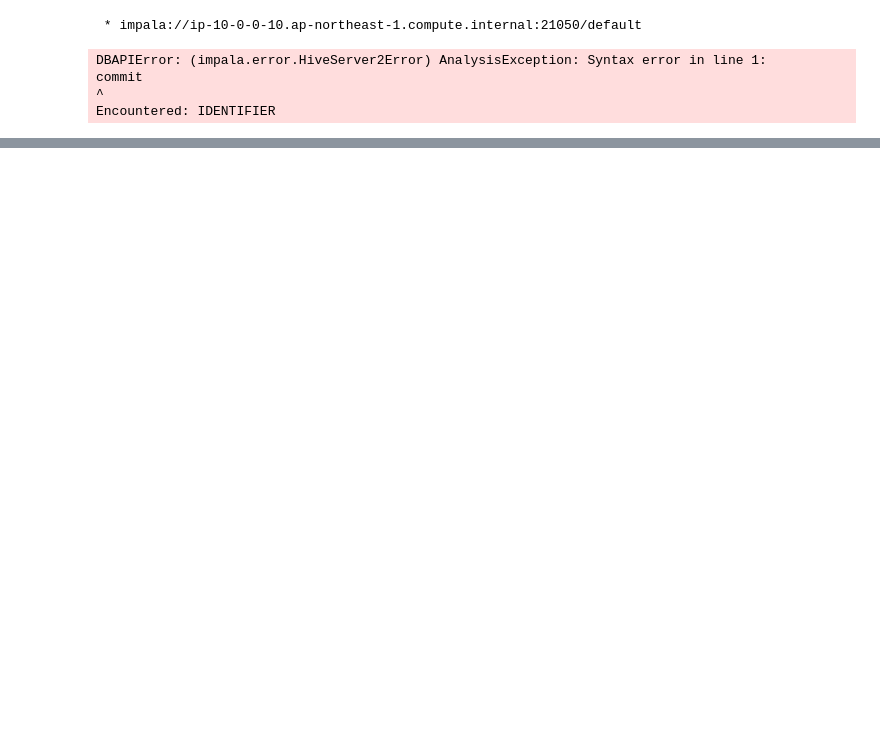
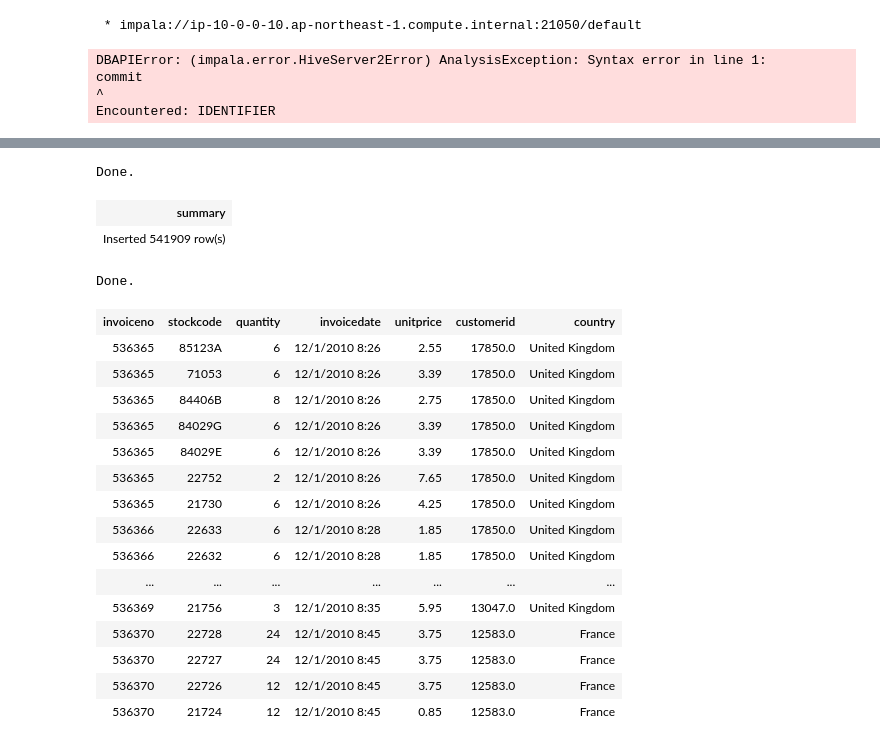
Before and after one commit to YoshiyukiKono/jupyter_impala, a Jupyter notebook: impala.ipynb, the cells around one changed output, grey strips where cells are left out. Cells and saved outputs as stored; diff of their text form; code cells hidden in the pictures; blank space fills up the shorter version.

```diff
--- a/impala.ipynb
+++ b/impala.ipynb
@@ -176,0 +222,31 @@ Encountered: IDENTIFIER
+# %%
+%%sql
+CREATE EXTERNAL TABLE IF NOT EXISTS order_items
+STORED AS PARQUET
+LOCATION '/tmp/order_items'
+AS select invoiceno,stockcode,quantity,invoicedate,unitprice,customerid,country from default.e_commerce_data
+# %% [output]
+Done.
+| summary |
+| Inserted 541909 row(s) |
+# %%
+%%sql
+select o.invoiceno,o.stockcode,o.quantity,o.invoicedate,o.unitprice,o.customerid,o.country from default.order_items o limit 30
+# %% [output]
+Done.
+| invoiceno | stockcode | quantity | invoicedate | unitprice | customerid | country |
+| 536365 | 85123A | 6 | 12/1/2010 8:26 | 2.55 | 17850.0 | United Kingdom |
+| 536365 | 71053 | 6 | 12/1/2010 8:26 | 3.39 | 17850.0 | United Kingdom |
+| 536365 | 84406B | 8 | 12/1/2010 8:26 | 2.75 | 17850.0 | United Kingdom |
+| 536365 | 84029G | 6 | 12/1/2010 8:26 | 3.39 | 17850.0 | United Kingdom |
+| 536365 | 84029E | 6 | 12/1/2010 8:26 | 3.39 | 17850.0 | United Kingdom |
+| 536365 | 22752 | 2 | 12/1/2010 8:26 | 7.65 | 17850.0 | United Kingdom |
+| 536365 | 21730 | 6 | 12/1/2010 8:26 | 4.25 | 17850.0 | United Kingdom |
+| 536366 | 22633 | 6 | 12/1/2010 8:28 | 1.85 | 17850.0 | United Kingdom |
+| 536366 | 22632 | 6 | 12/1/2010 8:28 | 1.85 | 17850.0 | United Kingdom |
+| ... | ... | ... | ... | ... | ... | ... |
+| 536369 | 21756 | 3 | 12/1/2010 8:35 | 5.95 | 13047.0 | United Kingdom |
+| 536370 | 22728 | 24 | 12/1/2010 8:45 | 3.75 | 12583.0 | France |
+| 536370 | 22727 | 24 | 12/1/2010 8:45 | 3.75 | 12583.0 | France |
+| 536370 | 22726 | 12 | 12/1/2010 8:45 | 3.75 | 12583.0 | France |
+| 536370 | 21724 | 12 | 12/1/2010 8:45 | 0.85 | 12583.0 | France |
```
Also changed, not shown: parts of 29 cells of this notebook.
